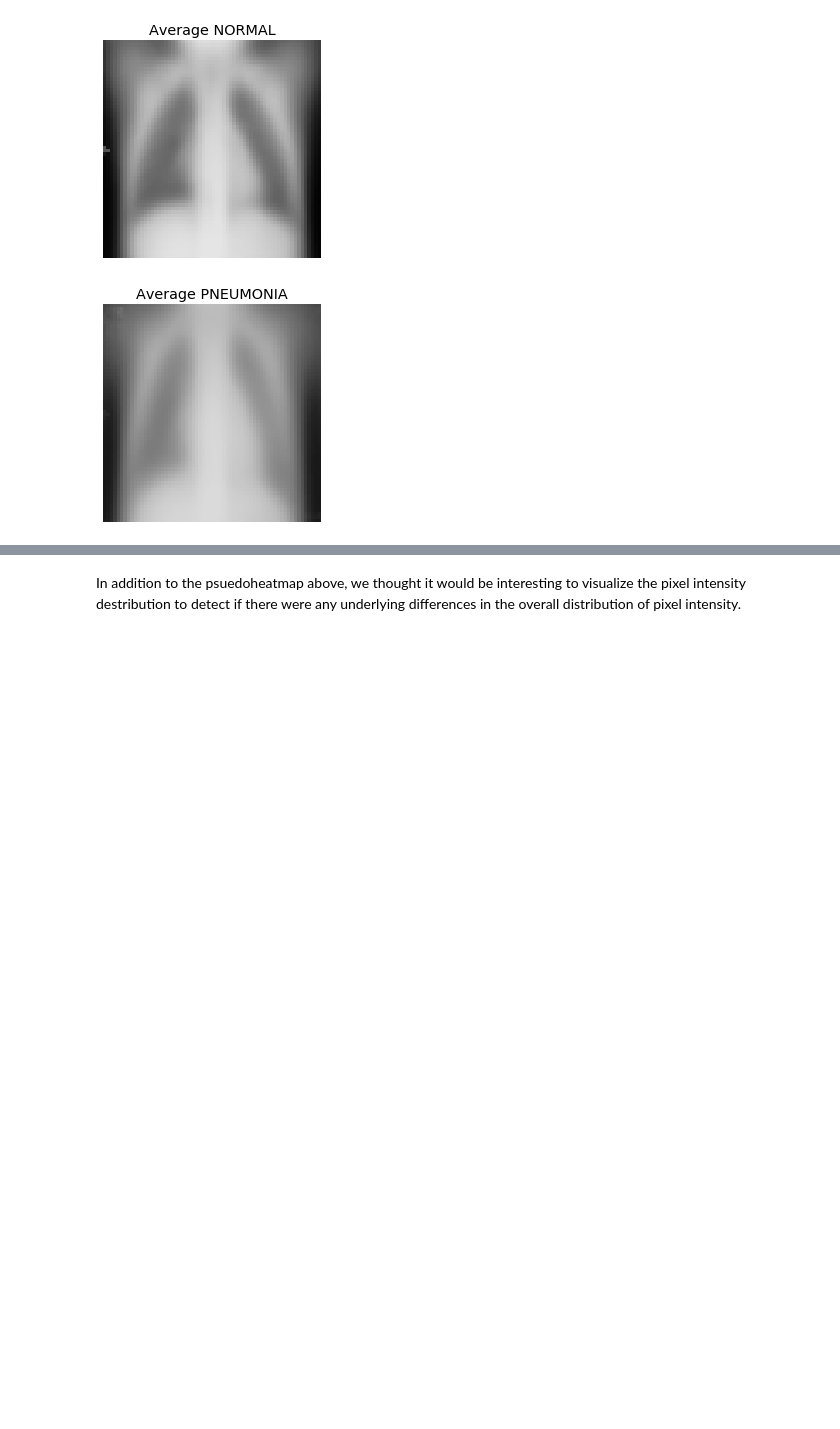
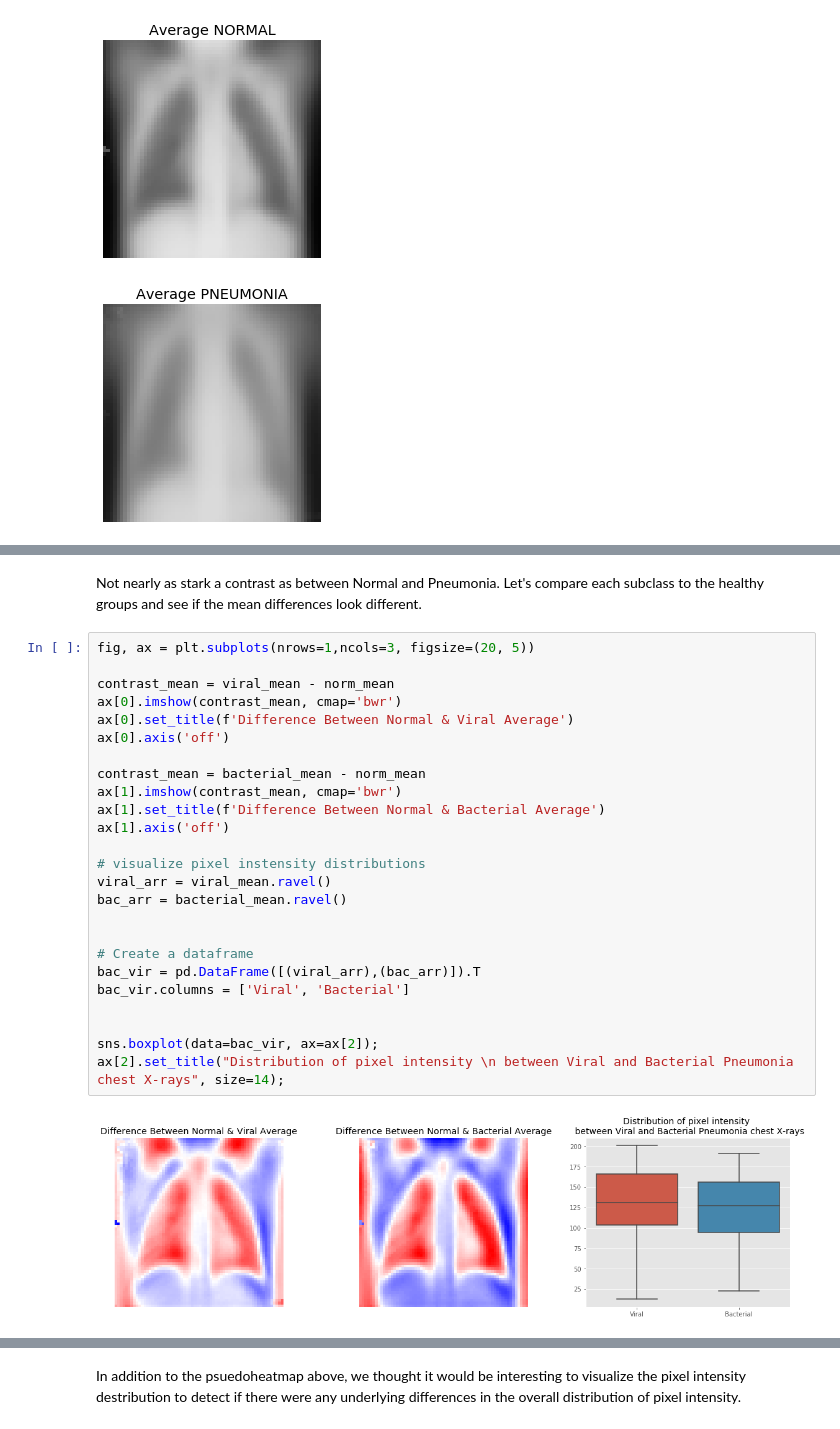
Before and after one commit to bagnine/Pnuemonia-image-classification, a Jupyter notebook: notebooks/EDA/imageEDA.ipynb, the cells around one changed output, grey strips where cells are left out. Cells and saved outputs as stored; diff of their text form; blank space fills up the shorter version.

```diff
--- a/notebooks/EDA/imageEDA.ipynb
+++ b/notebooks/EDA/imageEDA.ipynb
@@ -121,0 +146,29 @@ plt.show()
+# %% [markdown]
+Not nearly as stark a contrast as between Normal and Pneumonia. Let's compare each subclass to the healthy groups and see if the mean differences look different.
+# %%
+fig, ax = plt.subplots(nrows=1,ncols=3, figsize=(20, 5))
+
+contrast_mean = viral_mean - norm_mean
+ax[0].imshow(contrast_mean, cmap='bwr')
+ax[0].set_title(f'Difference Between Normal & Viral Average')
+ax[0].axis('off')
+
+contrast_mean = bacterial_mean - norm_mean
+ax[1].imshow(contrast_mean, cmap='bwr')
+ax[1].set_title(f'Difference Between Normal & Bacterial Average')
+ax[1].axis('off')
+
+# visualize pixel instensity distributions
+viral_arr = viral_mean.ravel()
+bac_arr = bacterial_mean.ravel()
+
+
+# Create a dataframe
+bac_vir = pd.DataFrame([(viral_arr),(bac_arr)]).T
+bac_vir.columns = ['Viral', 'Bacterial']
+
+
+sns.boxplot(data=bac_vir, ax=ax[2]);
+ax[2].set_title("Distribution of pixel intensity \n between Viral and Bacterial Pneumonia chest X-rays", size=14);
+# %% [output]
+[figure, added]
```
Also changed, not shown: parts of 13 cells of this notebook, 3 other files.
